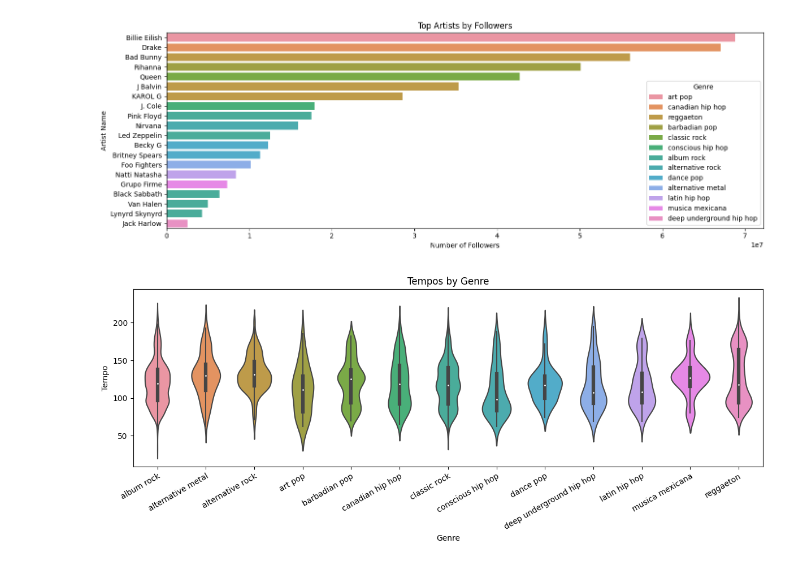
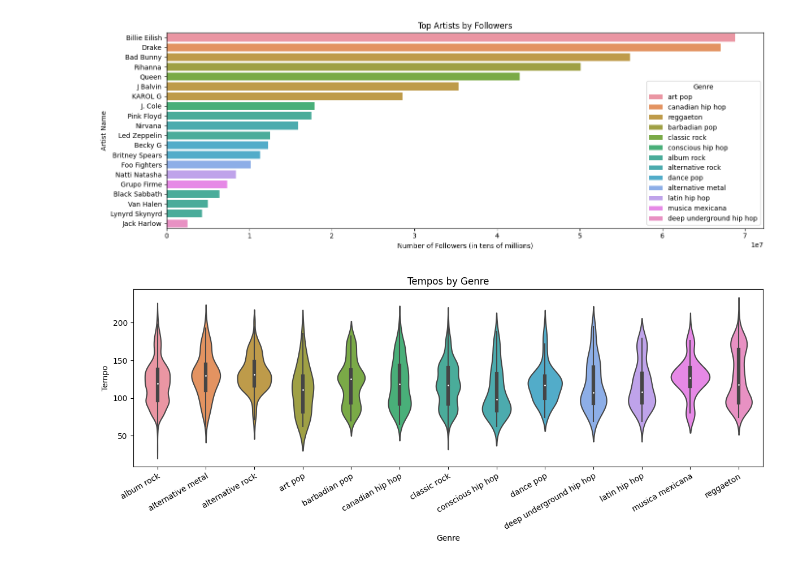
Before and after one commit to yeseniaramirez14/onramp_project, a Jupyter notebook: visualizations.ipynb, the cells around one changed output. Drawn from its saved outputs; the diff is of its cells as text; code cells hidden in the pictures.

```diff
--- a/visualizations.ipynb
+++ b/visualizations.ipynb
@@ -14,14 +14,14 @@ conn = create_connection(database)
 # %%
 df = pd.read_sql_query("SELECT * FROM top_20_artists_by_followers", conn)
 plt.figure(figsize=(14,5))
 ax = sns.barplot(df, y='artist_name', x="followers", hue="genre", dodge=False)
 ax.set_title("Top Artists by Followers")
 ax.set_ylabel("Artist Name")
-ax.set_xlabel("Number of Followers")
+ax.set_xlabel("Number of Followers (in tens of millions)")
 plt.legend(title="Genre")
 plt.show()
 # %% [output]
-[figure, old version]
+[figure, new version]
 # %%
 df = pd.read_sql_query("SELECT * FROM tempos_by_genre;", conn)
 plt.figure(figsize=(12,5))
```
Also changed, not shown: parts of 6 cells of this notebook, 2 other files.
